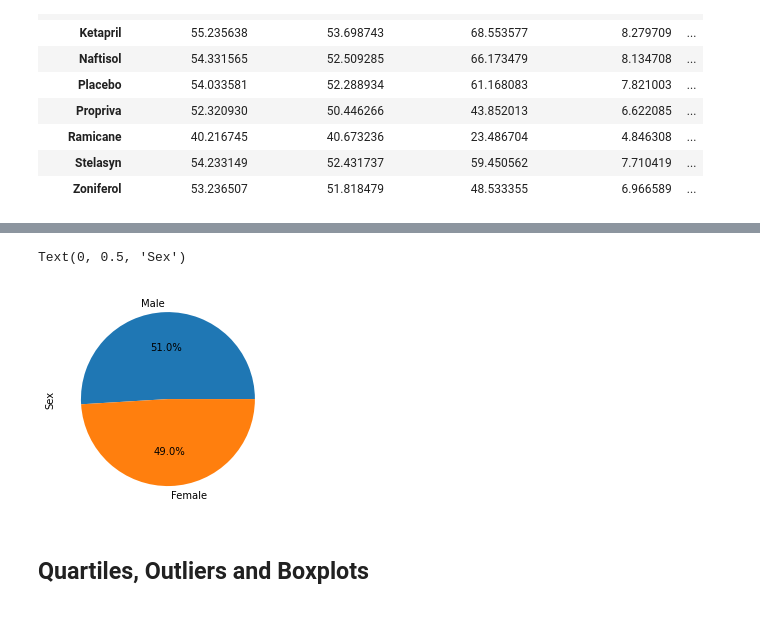
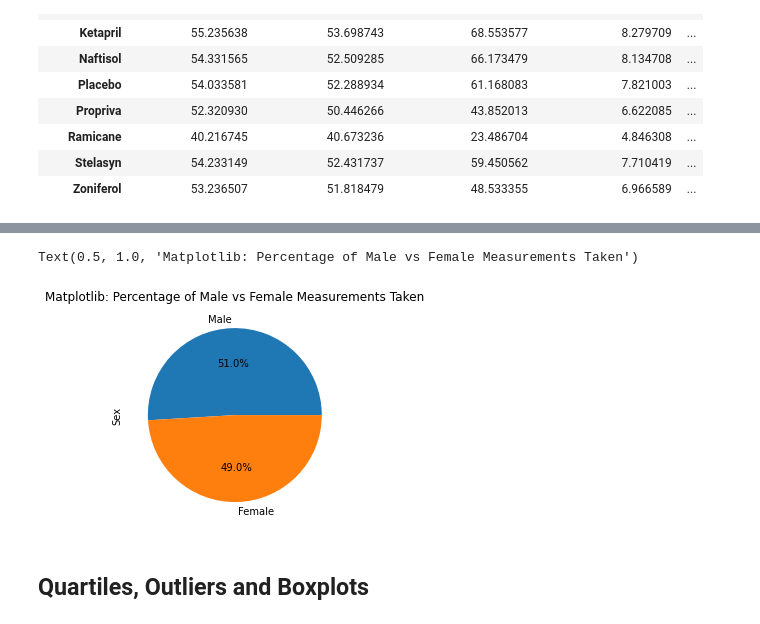
Before and after one commit to ellengrove/matplotlib-challenge, a Jupyter notebook: Pymaceuticals/pymaceuticals.ipynb, the cells around one changed output, grey strips where cells are left out. Drawn from its saved outputs; the diff is of its cells as text; code cells hidden in the pictures.

```diff
--- a/Pymaceuticals/pymaceuticals.ipynb
+++ b/Pymaceuticals/pymaceuticals.ipynb
@@ -189,12 +185,13 @@ by_sex.plot(kind='pie',autopct = lambda p:f'{p:.1f}%')
 # %%
-# Method 2:  Generate a pie plot showing the distribution of female versus male mice using matplotlib (aka pyplot, plt)
-# Same clarification as above.
+# Method 2:  Generate a pie plot showing the distribution
+# of female versus male mice using matplotlib (aka pyplot, plt)
 labels = by_sex.index
 plt.pie(by_sex,labels=labels,autopct = lambda p:f'{p:.1f}%')
 plt.ylabel('Sex')
+plt.title('Matplotlib: Percentage of Male vs Female Measurements Taken')
 # %% [output]
-Text(0, 0.5, 'Sex')
+Text(0.5, 1.0, 'Matplotlib: Percentage of Male vs Female Measurements Taken')
-[figure, old version]
+[figure, new version]
 # %% [markdown]
 ## Quartiles, Outliers and Boxplots
 # %%
```
Also changed, not shown: parts of 25 cells of this notebook.
